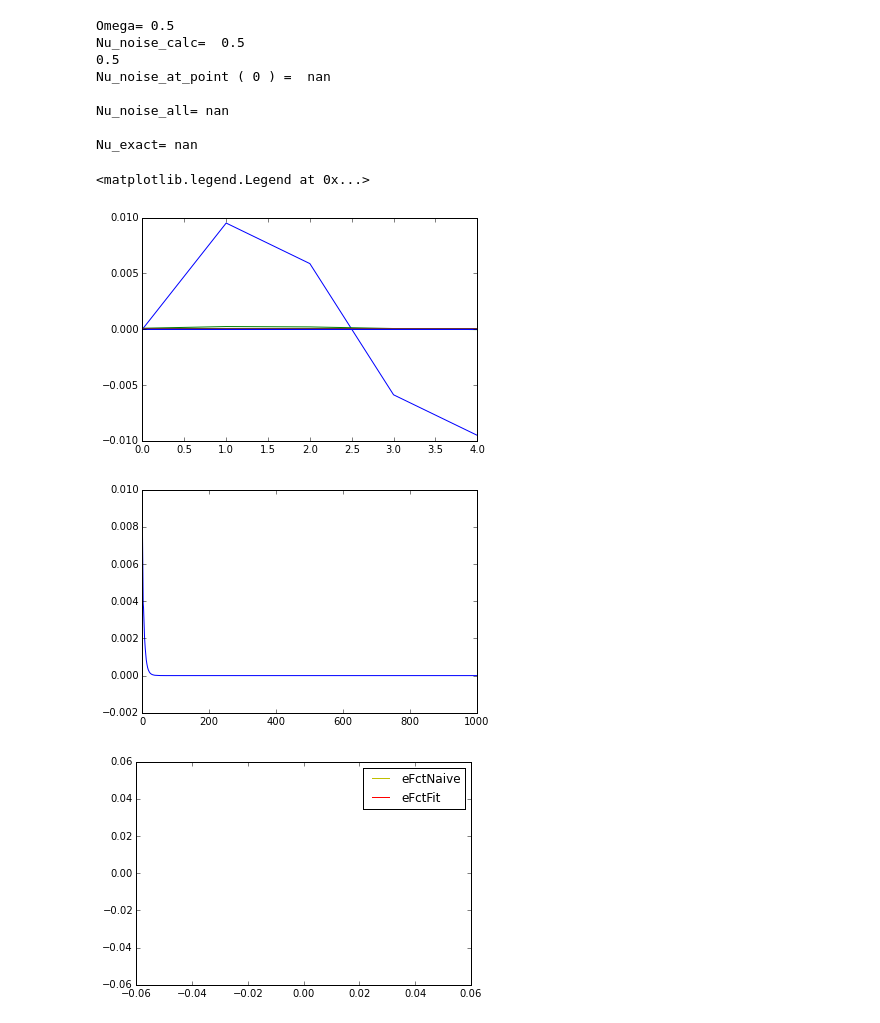
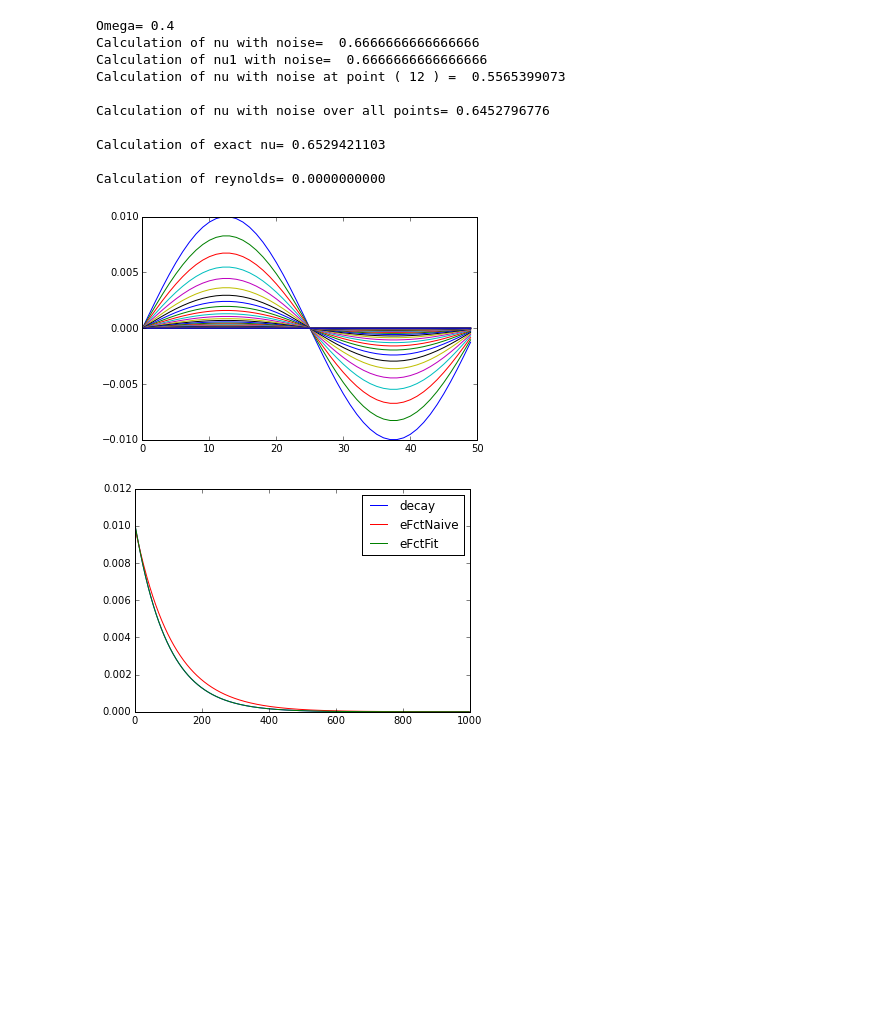
Before and after one commit to Schraivogel/hpc, a Jupyter notebook: Exercise 1_Julian.ipynb, the cells around one changed output. Saved outputs shown, nothing was run; the diff lists cells and outputs as text; code cells hidden in the pictures; blank space fills up the shorter version.

```diff
--- a/Exercise 1_Julian.ipynb
+++ b/Exercise 1_Julian.ipynb
@@ -184,7 +202,7 @@ assert(rho0 > epsilon), "rho0 must be bigger than the sine-offset"
 rho = set_rho(epsilon, rho0, rows, cols)
 u = np.zeros((rows, cols, 2))
 
-omega = 0.2
+omega = 0.5
 
 # Belegung des lattice, dass das mit rho, welches ich in der funktion set_rho berechnet habe, passt
 latt = calc_equilibrium(rho, u, c, w) # which is equal to f_eq
@@ -192,7 +210,7 @@ latt = calc_equilibrium(rho, u, c, w) # which is equal to f_eq
 plt.figure()
 
 for t in range(timesteps):
-    if t%2 == 0:
+    if t%10 == 0:
         plt.plot(rho[rows//4,:])
     latt = shift_latt(latt)
     j = calc_j(c, latt)
@@ -201,5 +219,6 @@ for t in range(timesteps):
     f_eq = calc_equilibrium(rho, u, c, w)
     latt += omega * (f_eq - latt)
 
-#plt.savefig('Set_Rho_50_50_400_t_10.pdf')
+if savePlot == True:
+    plt.savefig('Set_Rho_300_300_300_t_50.pdf')
 # %% [output]
@@ -217,7 +236,7 @@ epsilon = 0.01
 rho = np.full((rows,cols), 1., dtype=float)
 u = set_u(epsilon, rows, cols)
 
-omega = 0.5
+omega = 0.4
 
 # Belegung des lattice, dass das mit u, welches ich in der funktion set_u berechnet habe, passt
 latt = calc_equilibrium(rho, u, c, w) # which is equal to f_eq
@@ -242,68 +261,74 @@ t = np.arange(timesteps)
 #t = np.arange(len(o)) # use this, if o = np.append() is in modulo loop
 
 #plt.legend(loc='best')
-#plt.savefig('Set_U_50_50_400_t_10.pdf')
+if savePlot == True:
+    plt.savefig("Set_U_" + str(rows) + "_" + str(rows) + "_" + str(timesteps) + "t_" + str(20) + ".pdf")
 plt.figure()
 plt.plot(t, o, label="decay")
-#plt.savefig('Set_U_50_50_400_t_10_Shear_Wave_Decay.pdf')
+if savePlot == True:
+    plt.savefig('Set_U_300_300_3000_t_20_Shear_Wave_Decay.pdf')
 
 # fittig stuff
 
-plt.figure()
+#plt.figure()
 print("Omega=", omega)
 
 nu_calc = 1 / 6 * (2 / omega - 1)
 nu_calc1 = 1 / 3 * (1 /omega - 1/2)
-print("Nu_noise_calc= ",nu_calc)
-print(nu_calc1)
+print("Calculation of nu with noise= ",nu_calc)
+print("Calculation of nu1 with noise= ",nu_calc1)
 
-point = rows // 10
+point = rows // 4
 
 k = (2 * np.pi) / cols
 nu_noise = (np.log(o[0]) - np.log(o[point]))  / (k** 2 * point)
-print("Nu_noise_at_point (",point,")", "= ",'%.10f \n' %  nu_noise)
-
+print("Calculation of nu with noise at point (",point,")", "= ",'%.10f \n' %  nu_noise)
 
 nu_noise_all = (np.log(o[0]) - np.log(o[t[1::]]))  / (k** 2 * t[1::])
-print('Nu_noise_all= %.10f \n' % np.mean(nu_noise_all))
+print("Calculation of nu with noise over all points= " '%.10f \n' % np.mean(nu_noise_all))
 
-eFctNaive = o[0] * np.exp(-nu_noise * k**2 * t)
-plt.plot(t, eFctNaive, 'y', label="eFctNaive")
+eFuncFitNaive = o[0] * np.exp(-nu_noise * k**2 * t)
+plt.plot(t, eFuncFitNaive, 'r', label="eFctNaive")
 
 lnU = np.log(o)
 t = np.arange(timesteps).reshape((-1,1))
-
 phi = np.concatenate((t, np.ones((len(t), 1))), axis=1)
 
 # Linear Least Squares
-coeffLn = np.linalg.inv(phi.T.dot(phi)).dot(phi.T).dot(lnU)
+coefficient = np.linalg.inv(phi.T.dot(phi)).dot(phi.T).dot(lnU)
 
-#print("Coefficients for linear log(u) fit = %s \n" % coeffLn)
+#print("Coefficients for linear log(u) fit = %s \n" % coefficient)
 #line = coeffLn[0] * t + coeffLn[1]
 
-A = np.exp(coeffLn[1])
-lamb = coeffLn[0]
-eFctFit = A * np.exp(lamb * t)
-plt.plot(t, eFctFit, 'r', label="eFctFit")
+A = np.exp(coefficient[1])
+lambdaa = coefficient[0]
 
-nuExact = (np.log(eFctFit[0]) - np.log(eFctFit[point]))  / (k** 2 * point)
-print('Nu_exact= %.10f \n' % nuExact)
+eFuncFitExact = A * np.exp(lambdaa * t)
+plt.plot(t, eFuncFitExact, 'g', label="eFctFit")
 
+nuExact = (np.log(eFuncFitExact[0]) - np.log(eFuncFitExact[point]))  / ((k**2) * point)
+print("Calculation of exact nu= " '%.10f \n' % nuExact)
+
+re = 0
+re1 = u[:,:,0] * cols / nuExact
+print("Calculation of reynolds= " '%.10f \n' % re)
 
 plt.legend(loc='best')
+if savePlot == True:
+    plt.savefig('Fit_Plot_Shear_Wave_Decay.pdf')
 # %% [output]
-Omega= 0.5
-Nu_noise_calc=  0.5
-0.5
-Nu_noise_at_point ( 0 ) =  nan
+Omega= 0.4
+Calculation of nu with noise=  0.6666666666666666
+Calculation of nu1 with noise=  0.6666666666666666
+Calculation of nu with noise at point ( 12 ) =  0.5565399073
 
-Nu_noise_all= nan
+Calculation of nu with noise over all points= 0.6452796776
 
-Nu_exact= nan
+Calculation of exact nu= 0.6529421103
+
+Calculation of reynolds= 0.0000000000
-<matplotlib.legend.Legend at 0x...>
-[figure, old version]
+[figure, new version]
-[figure, old version]
+[figure, new version]
-[figure, removed]
 # %%
 def mask_couette(grid):
 
```
Also changed, not shown: parts of 5 cells of this notebook, 5 other files.
